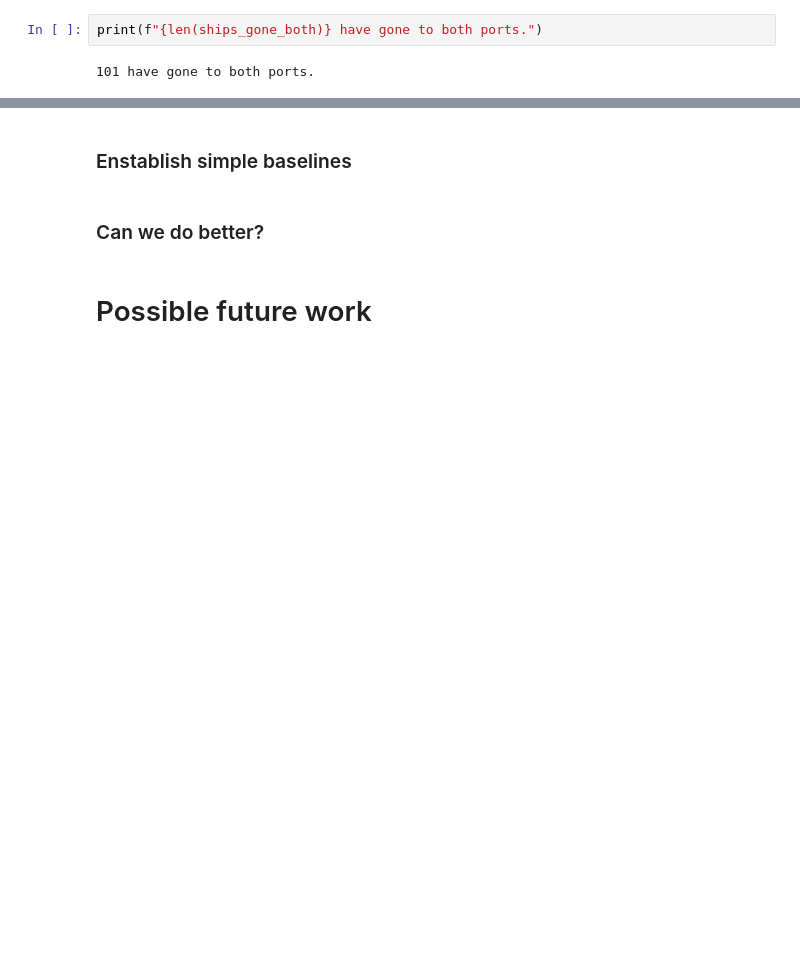
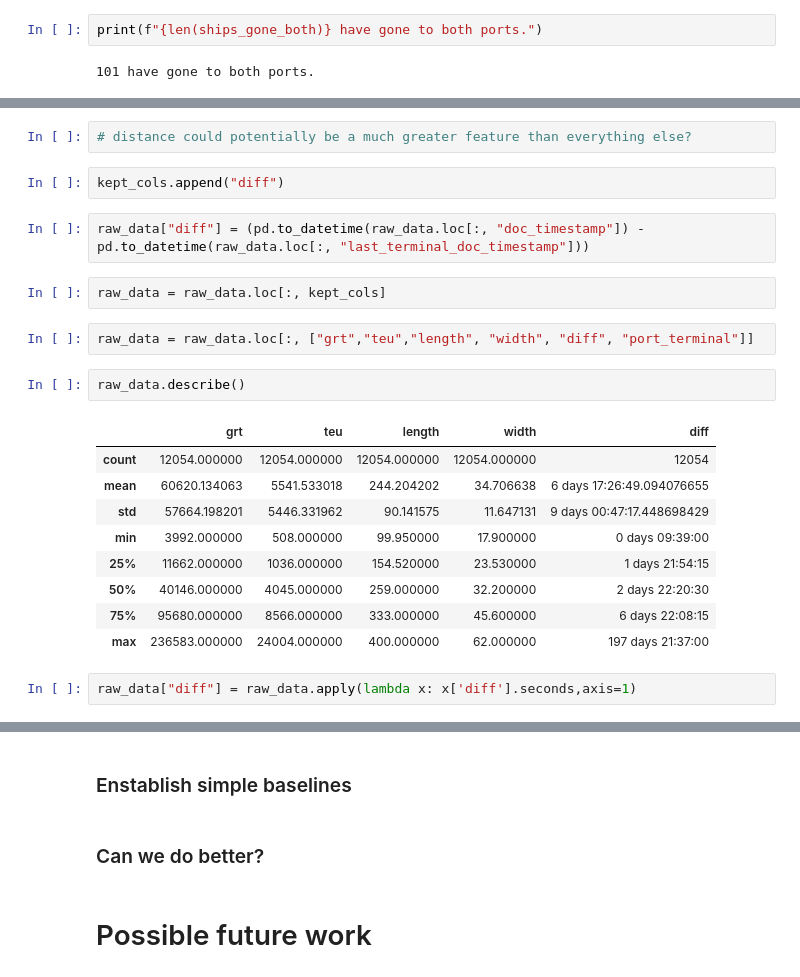
Before and after one commit to dimitrisl/mt_vessel, a Jupyter notebook: EDA_MT.ipynb, the cells around one changed output, grey strips where cells are left out. Cells and saved outputs as stored; diff of their text form; blank space fills up the shorter version.

```diff
--- a/EDA_MT.ipynb
+++ b/EDA_MT.ipynb
@@ -270,0 +270,24 @@ ship: ADILIA I
+# %%
+# distance could potentially be a much greater feature than everything else?
+# %%
+kept_cols.append("diff")
+# %%
+raw_data["diff"] = (pd.to_datetime(raw_data.loc[:, "doc_timestamp"]) - pd.to_datetime(raw_data.loc[:, "last_terminal_doc_timestamp"]))
+# %%
+raw_data = raw_data.loc[:, kept_cols]
+# %%
+raw_data = raw_data.loc[:, ["grt","teu","length", "width", "diff", "port_terminal"]]
+# %%
+raw_data.describe()
+# %% [output]
+|  | grt | teu | length | width | diff |
+| count | 12054.000000 | 12054.000000 | 12054.000000 | 12054.000000 | 12054 |
+| mean | 60620.134063 | 5541.533018 | 244.204202 | 34.706638 | 6 days 17:26:49.094076655 |
+| std | 57664.198201 | 5446.331962 | 90.141575 | 11.647131 | 9 days 00:47:17.448698429 |
+| min | 3992.000000 | 508.000000 | 99.950000 | 17.900000 | 0 days 09:39:00 |
+| 25% | 11662.000000 | 1036.000000 | 154.520000 | 23.530000 | 1 days 21:54:15 |
+| 50% | 40146.000000 | 4045.000000 | 259.000000 | 32.200000 | 2 days 22:20:30 |
+| 75% | 95680.000000 | 8566.000000 | 333.000000 | 45.600000 | 6 days 22:08:15 |
+| max | 236583.000000 | 24004.000000 | 400.000000 | 62.000000 | 197 days 21:37:00 |
+# %%
+raw_data["diff"] = raw_data.apply(lambda x: x['diff'].seconds,axis=1)
```
Also changed, not shown: parts of 34 cells of this notebook.
